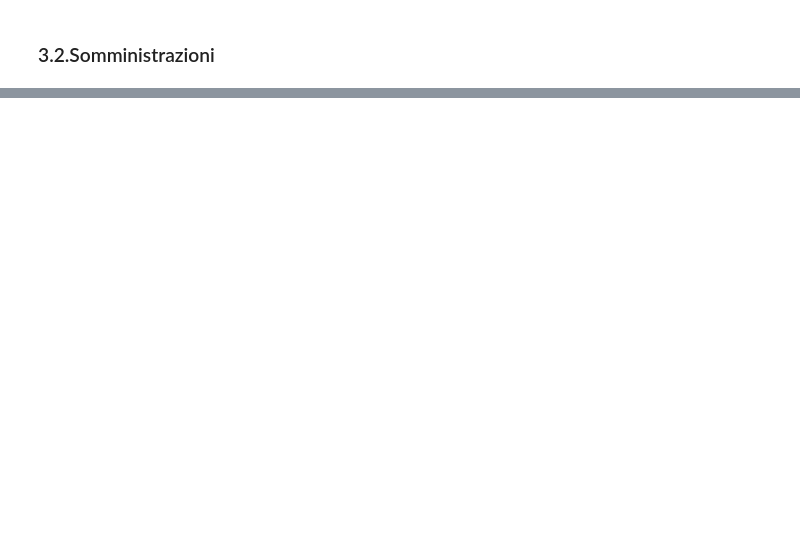
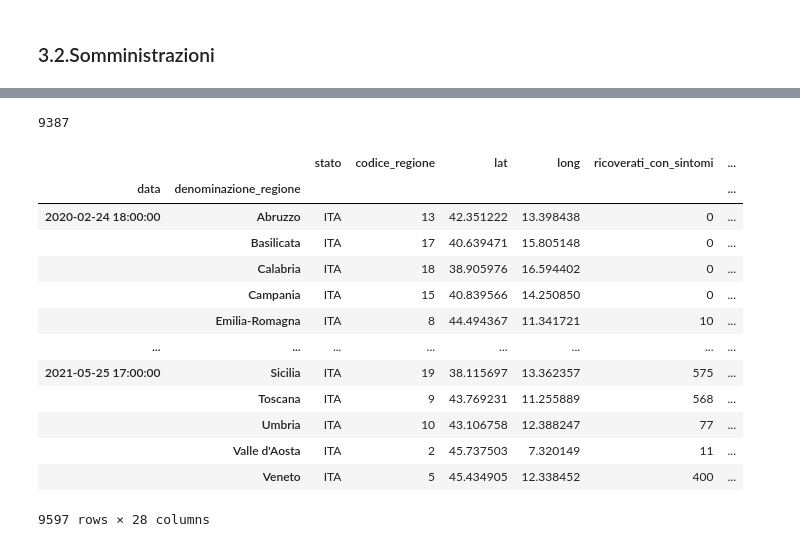
Before and after one commit to matteo-martignon/COVID-19-Analysis, a Jupyter notebook: COVID-19 Vaccin Analysis.ipynb, the cells around one changed output, grey strips where cells are left out. Cells and saved outputs as stored; diff of their text form; code cells hidden in the pictures; blank space fills up the shorter version.

```diff
--- a/COVID-19 Vaccin Analysis.ipynb
+++ b/COVID-19 Vaccin Analysis.ipynb
@@ -41,4 +36,5 @@ df_vaccini_aree_summary = pd.read_csv('https://raw.githubusercontent.com/italia/
 df_somministrazioni = pd.read_csv('https://raw.githubusercontent.com/italia/covid19-opendata-vaccini/master/dati/somministrazioni-vaccini-latest.csv',
                                   parse_dates=['data_somministrazione'])
 # %%
-df_punti_somministraz = pd.read_csv('https://raw.githubusercontent.com/italia/covid19-opendata-vaccini/master/dati/punti-somministrazione-tipologia.csv')
+df_contagi = pd.read_csv('https://raw.githubusercontent.com/pcm-dpc/COVID-19/master/dati-regioni/dpc-covid19-ita-regioni.csv',
+                        parse_dates=['data'])
@@ -341,0 +427,21 @@ plt.show()
+# %%
+447*21
+# %% [output]
+9387
+# %%
+df_contagi.groupby(by = ['data','denominazione_regione']).last()
+# %% [output]
+|  |  | stato | codice_regione | lat | long | ricoverati_con_sintomi | ... |
+| data | denominazione_regione |  |  |  |  |  | ... |
+| 2020-02-24 18:00:00 | Abruzzo | ITA | 13 | 42.351222 | 13.398438 | 0 | ... |
+|  | Basilicata | ITA | 17 | 40.639471 | 15.805148 | 0 | ... |
+|  | Calabria | ITA | 18 | 38.905976 | 16.594402 | 0 | ... |
+|  | Campania | ITA | 15 | 40.839566 | 14.250850 | 0 | ... |
+|  | Emilia-Romagna | ITA | 8 | 44.494367 | 11.341721 | 10 | ... |
+| ... | ... | ... | ... | ... | ... | ... | ... |
+| 2021-05-25 17:00:00 | Sicilia | ITA | 19 | 38.115697 | 13.362357 | 575 | ... |
+|  | Toscana | ITA | 9 | 43.769231 | 11.255889 | 568 | ... |
+|  | Umbria | ITA | 10 | 43.106758 | 12.388247 | 77 | ... |
+|  | Valle d'Aosta | ITA | 2 | 45.737503 | 7.320149 | 11 | ... |
+|  | Veneto | ITA | 5 | 45.434905 | 12.338452 | 400 | ... |
+9597 rows × 28 columns
```
Also changed, not shown: parts of 36 cells of this notebook.
